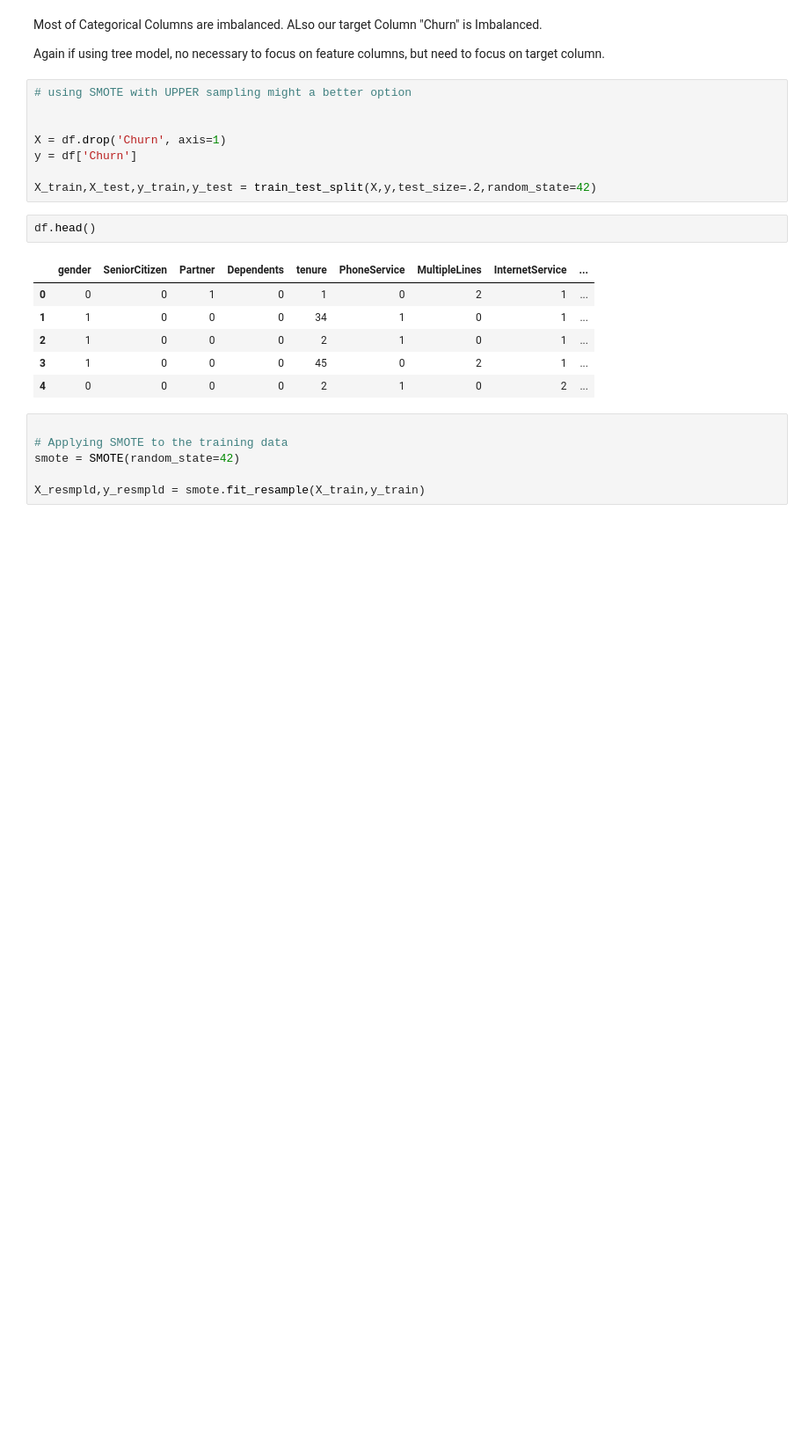
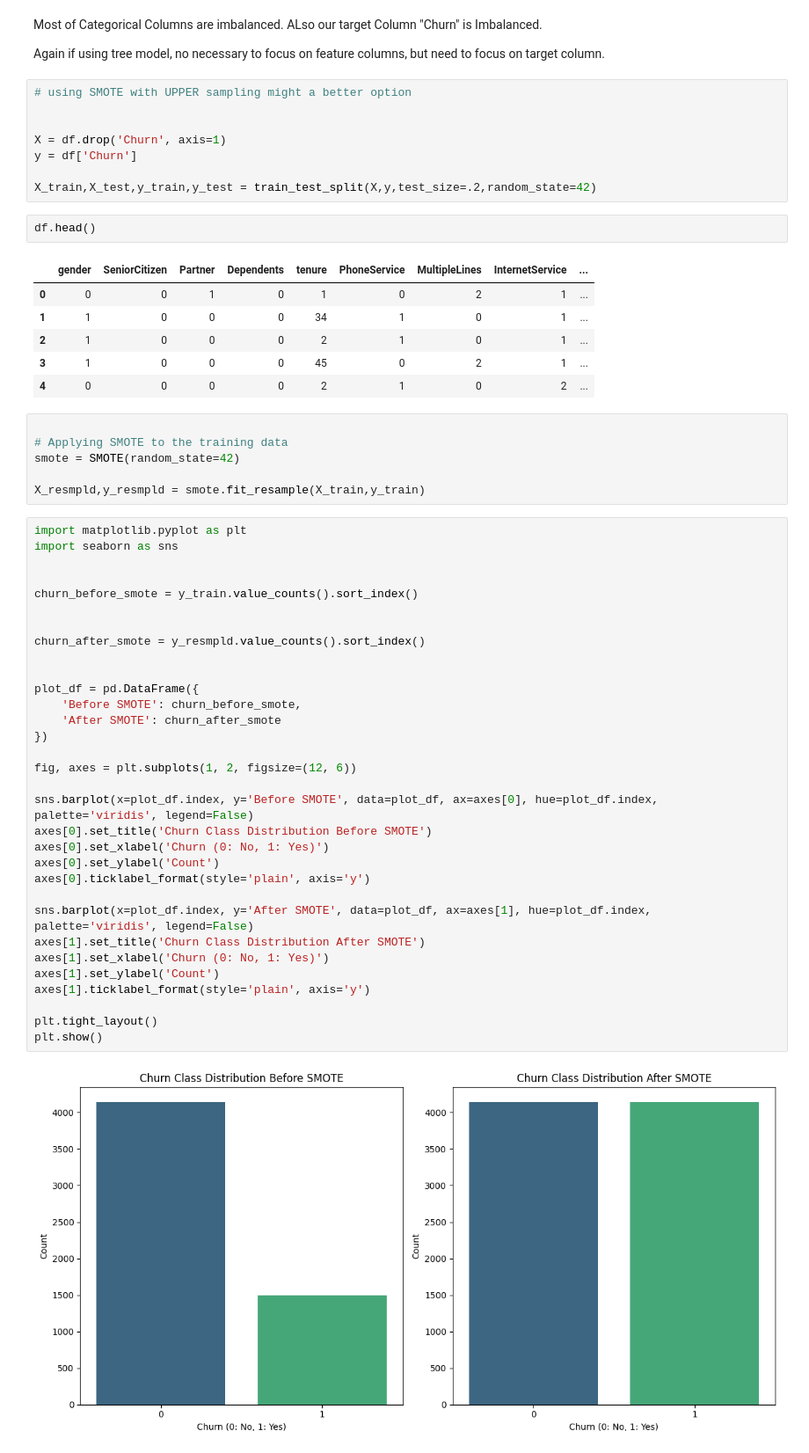
Before and after one commit to aswindcu2025/churn_prediction_telecom_ds, a Jupyter notebook: EDA_PREP_Final.ipynb, the cells around one changed output. Shown: that part at 88% size. Drawn from its saved outputs; the diff is of its cells as text; blank space fills up the shorter version.

```diff
--- a/EDA_PREP_Final.ipynb
+++ b/EDA_PREP_Final.ipynb
@@ -428,3 +427,37 @@ df.head()
 smote = SMOTE(random_state=42)
 
 X_resmpld,y_resmpld = smote.fit_resample(X_train,y_train)
+# %%
+import matplotlib.pyplot as plt
+import seaborn as sns
+
+
+churn_before_smote = y_train.value_counts().sort_index()
+
+
+churn_after_smote = y_resmpld.value_counts().sort_index()
+
+
+plot_df = pd.DataFrame({
+    'Before SMOTE': churn_before_smote,
+    'After SMOTE': churn_after_smote
+})
+
+fig, axes = plt.subplots(1, 2, figsize=(12, 6))
+
+sns.barplot(x=plot_df.index, y='Before SMOTE', data=plot_df, ax=axes[0], hue=plot_df.index, palette='viridis', legend=False)
+axes[0].set_title('Churn Class Distribution Before SMOTE')
+axes[0].set_xlabel('Churn (0: No, 1: Yes)')
+axes[0].set_ylabel('Count')
+axes[0].ticklabel_format(style='plain', axis='y')
+
+sns.barplot(x=plot_df.index, y='After SMOTE', data=plot_df, ax=axes[1], hue=plot_df.index, palette='viridis', legend=False)
+axes[1].set_title('Churn Class Distribution After SMOTE')
+axes[1].set_xlabel('Churn (0: No, 1: Yes)')
+axes[1].set_ylabel('Count')
+axes[1].ticklabel_format(style='plain', axis='y')
+
+plt.tight_layout()
+plt.show()
+# %% [output]
+[figure, added]
```
Also changed, not shown: parts of 1 cell of this notebook.
